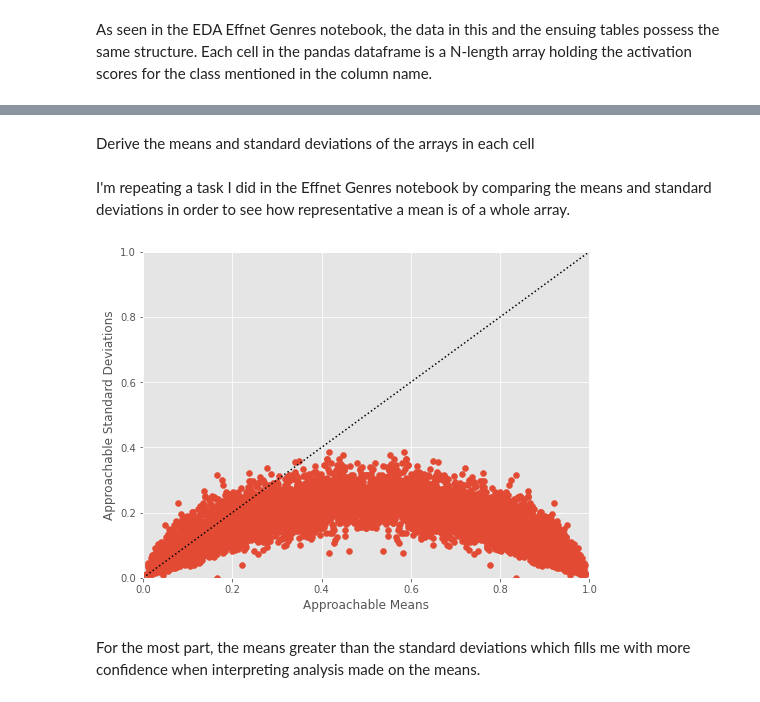
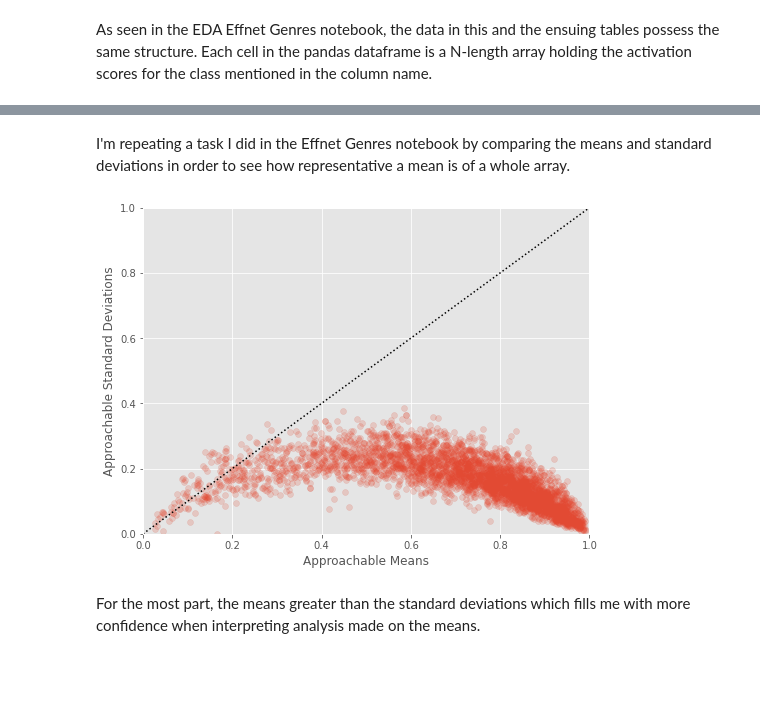
Before and after one commit to GeorgeMcIntire/DataJockey, a Jupyter notebook: Notebooks/EDA Style Classification.ipynb, the cells around one changed output, grey strips where cells are left out. Saved outputs shown, nothing was run; the diff lists cells and outputs as text; code cells hidden in the pictures; blank space fills up the shorter version.

```diff
--- a/Notebooks/EDA Style Classification.ipynb
+++ b/Notebooks/EDA Style Classification.ipynb
@@ -203,3 +230 @@ approach.df.apply(lambda x:pair_sum(x, 'not_approachable', 'approachable'), axis
 dtype: int64
-# %% [markdown]
-Derive the means and standard deviations of the arrays in each cell
@@ -209,18 +231,17 @@ approach_df_std = approach.df_std
 # %% [markdown]
 I'm repeating a task I did in the Effnet Genres notebook by comparing the means and standard deviations in order to see how representative a mean is of a whole array.
 # %%
-all_means = approach_df_mean.values.flatten()
-all_stds = approach_df_std.values.flatten()
-
+approach_df_mean = approach.mean_scores
+approach_df_std = approach.std_scores
 plt.figure(figsize=(8, 6))
 plt.xlim(0, 1)
 plt.ylim(0, 1)
-plt.scatter(all_means, all_stds)
+plt.scatter(approach_df_mean, approach_df_std, alpha = .2)
 plt.plot([0, 1],":", c= "black" )
 plt.xlabel("Approachable Means")
 plt.ylabel("Approachable Standard Deviations");
 # %% [output]
-[figure, old version]
+[figure, new version]
 # %% [markdown]
 For the most part, the means greater than the standard deviations which fills me with more confidence when interpreting analysis made on the means.
 # %% [markdown]
```
Also changed, not shown: parts of 96 cells of this notebook.
